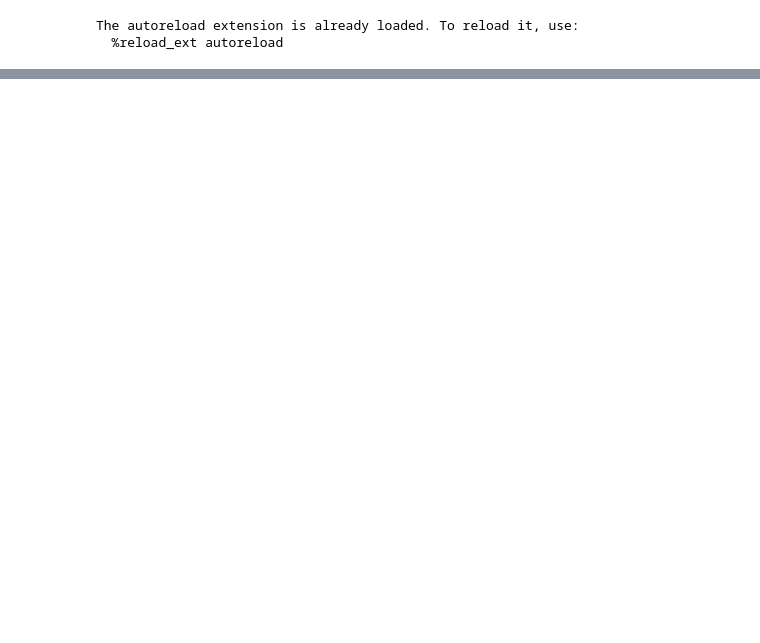
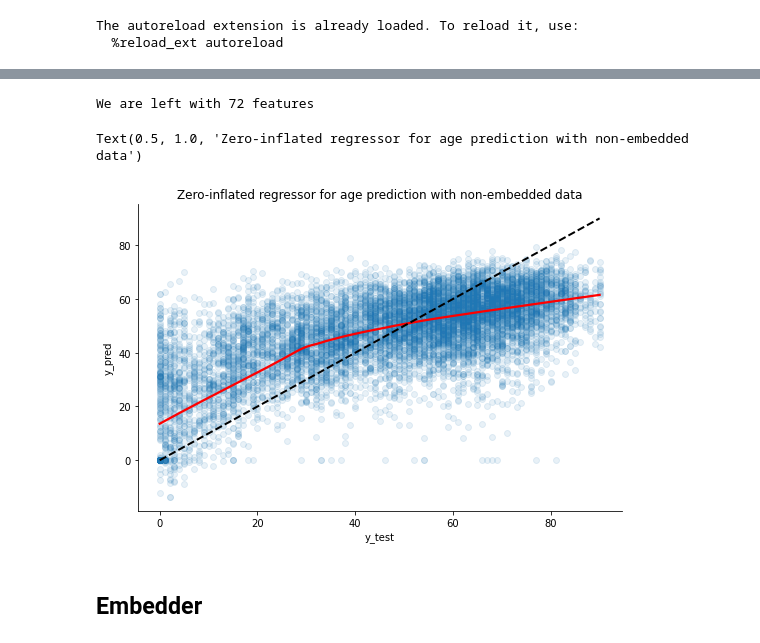
Before and after one commit to HJJoosse/celldyn_embedder, a Jupyter notebook: sandbox/create_embedded_Data.ipynb, the cells around one changed output, grey strips where cells are left out. Cells and saved outputs as stored; diff of their text form; code cells hidden in the pictures; blank space fills up the shorter version.

```diff
--- a/sandbox/create_embedded_Data.ipynb
+++ b/sandbox/create_embedded_Data.ipynb
@@ -62,0 +75,20 @@ celldyn_full.drop(['index'], axis=1, inplace=True)
+# %%
+celldyn_full = celldyn_full.assign(gender=celldyn_full.gender.map({'M':0, 'F':1}))
+celldyn_full.dropna(subset=['gender','draw_hour'], axis=0, inplace=True)
+# %%
+flat_dist = pdist(celldyn_full.sample(100000)[meas_columns].values.T, metric='correlation')
+Z_ward = hierarchy.linkage(flat_dist, method='ward')
+CClusters = hierarchy.fcluster(Z_ward, 0.1, criterion='distance')
+cluster_dict = dict(zip(meas_columns, CClusters))
+
+feature_selection = []
+used_keys = []
+for k,v in cluster_dict.items():
+    if v not in used_keys:
+        feature_selection.append(k)
+        used_keys.append(v)
+print(f"We are left with {len(feature_selection)} features")
+
+independent_variables = feature_selection+['gender','draw_hour']
+# %% [output]
+We are left with 72 features
@@ -63,3 +128,43 @@ celldyn_full.drop(['index'], axis=1, inplace=True)
+# %%
+# make a StratifiedGroupKFold object
+cv = StratifiedGroupKFold(n_splits=5, shuffle=True, random_state=42)
+# create the training and test indices, the group is determined by the patient id,
+# the stratification is determined by the age
+res_dict_list = []
+feature_dict_list = []
+for fold, (train_index, test_index) in tqdm(enumerate(cv.split(X, y, groups=reind_groups))):
+    X_train, X_test = X[train_index], X[test_index]
+    y_train, y_test = y[train_index], y[test_index]
+    #groups_train, groups_test = groups[train_index], groups[test_index]
+    mclf.fit(X_train, y_train)
+    res_dict = {'y_test':y_test,
+                'y_pred':mclf.predict(X_test),
+                'indcs': test_index,
+                'group': groups[test_index],
+                'fold': [fold]*len(test_index)}
+
+    feat_dict = {'fold': fold}
+    if mclf.__dir__().__contains__('feature_importances_'):
+        feat_dict.update(dict(zip(['featImp_'+iv for iv in independent_variables], clf.feature_importances_)))
+
+    if mclf.__dir__().__contains__('coef_'):
+        feat_dict.update(dict(zip(['coef_'+iv for iv in independent_variables], clf.coef_)))
+    res_dict_list.append(res_dict)
+    feature_dict_list.append(feat_dict)
+# %%
+res_df = pd.concat([pd.DataFrame(res_dict) for res_dict in res_dict_list], axis=0)
+feat_df = pd.DataFrame(feature_dict_list)
+# %%
+sns.lmplot(x='y_test', y='y_pred', data=res_df.sample(10000), height=5, aspect=1.5,
+            scatter_kws={'alpha':0.1}, line_kws={'color':'red'}, lowess=True)
+#  add diagonal line
+plt.plot([0, 90], [0, 90], color='black', linestyle='--', lw=2)
+plt.title("Zero-inflated regressor for age prediction with non-embedded data")
+# %% [output]
+Text(0.5, 1.0, 'Zero-inflated regressor for age prediction with non-embedded data')
+[figure, added]
+# %% [markdown]
+## Embedder
 # %%
 # metric = 'manhattan'
 # metric = poincarre_dist
```
Also changed, not shown: parts of 17 cells of this notebook, 1 other file.
